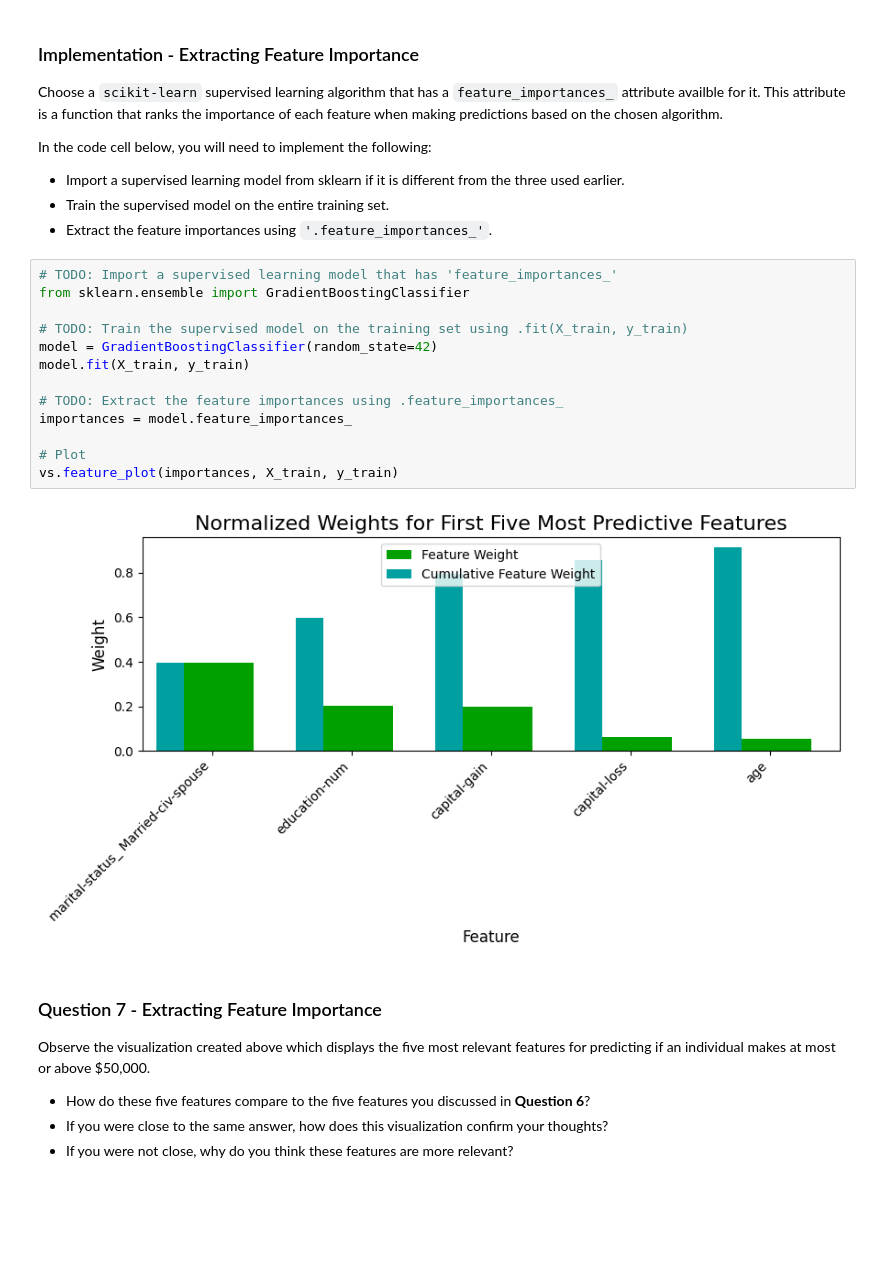
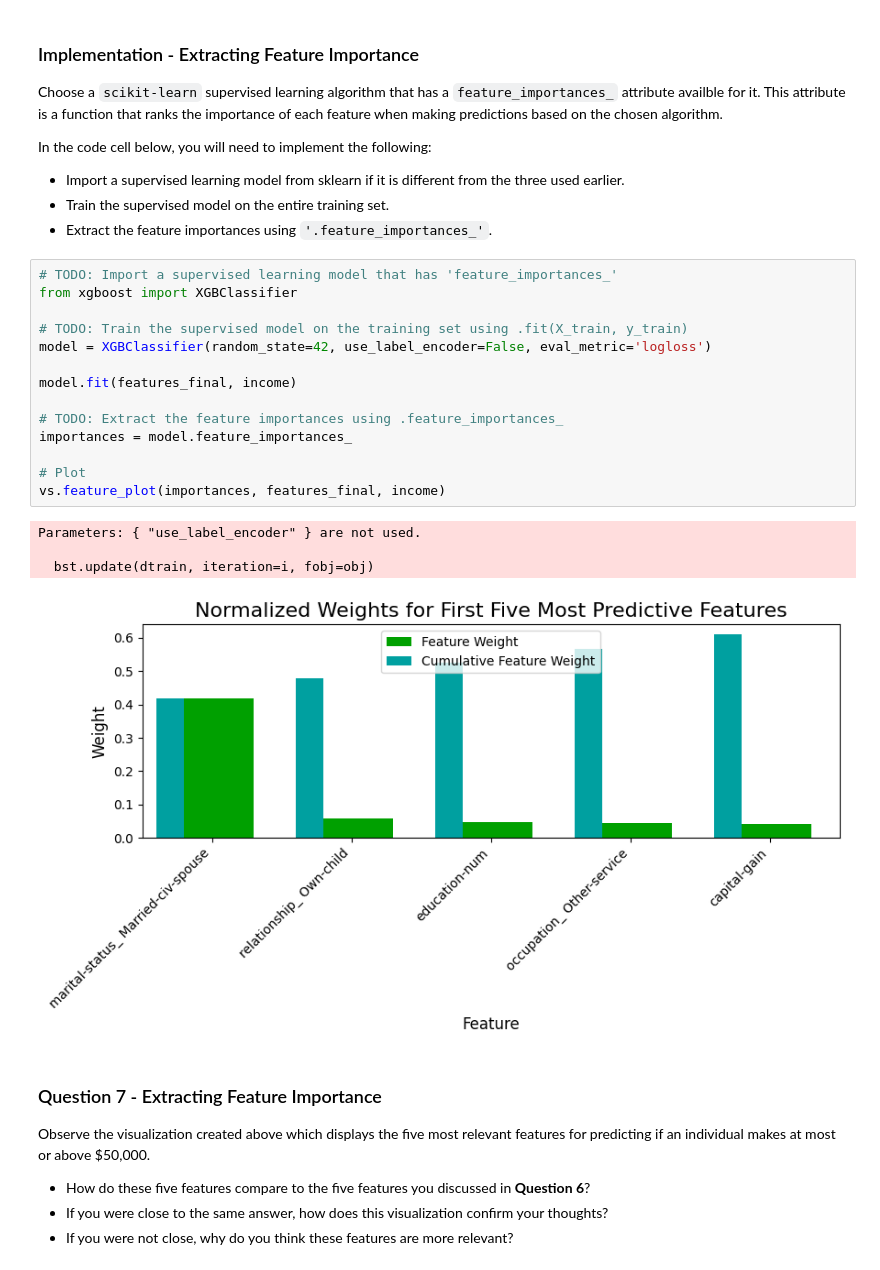
Before and after one commit to MostafaGmalFouda/Machine-learning-Project_2-DEPI-R4, a Jupyter notebook: finding_donors.ipynb, the cells around one changed output. Drawn from its saved outputs; the diff is of its cells as text; blank space fills up the shorter version.

```diff
--- a/finding_donors.ipynb
+++ b/finding_donors.ipynb
@@ -757,19 +956,23 @@ In the code cell below, you will need to implement the following:
  - Extract the feature importances using `'.feature_importances_'`.
 # %%
 # TODO: Import a supervised learning model that has 'feature_importances_'
-from sklearn.ensemble import GradientBoostingClassifier
+from xgboost import XGBClassifier
 
 # TODO: Train the supervised model on the training set using .fit(X_train, y_train)
-model = GradientBoostingClassifier(random_state=42)
-model.fit(X_train, y_train)
+model = XGBClassifier(random_state=42, use_label_encoder=False, eval_metric='logloss')
+
+model.fit(features_final, income)
 
 # TODO: Extract the feature importances using .feature_importances_
 importances = model.feature_importances_
 
 # Plot
-vs.feature_plot(importances, X_train, y_train)
+vs.feature_plot(importances, features_final, income)
 # %% [output]
+Parameters: { "use_label_encoder" } are not used.
+
+  bst.update(dtrain, iteration=i, fobj=obj)
-[figure, old version]
+[figure, new version]
 # %% [markdown]
 ### Question 7 - Extracting Feature Importance
 
```
Also changed, not shown: parts of 19 cells of this notebook, 14 other files.
